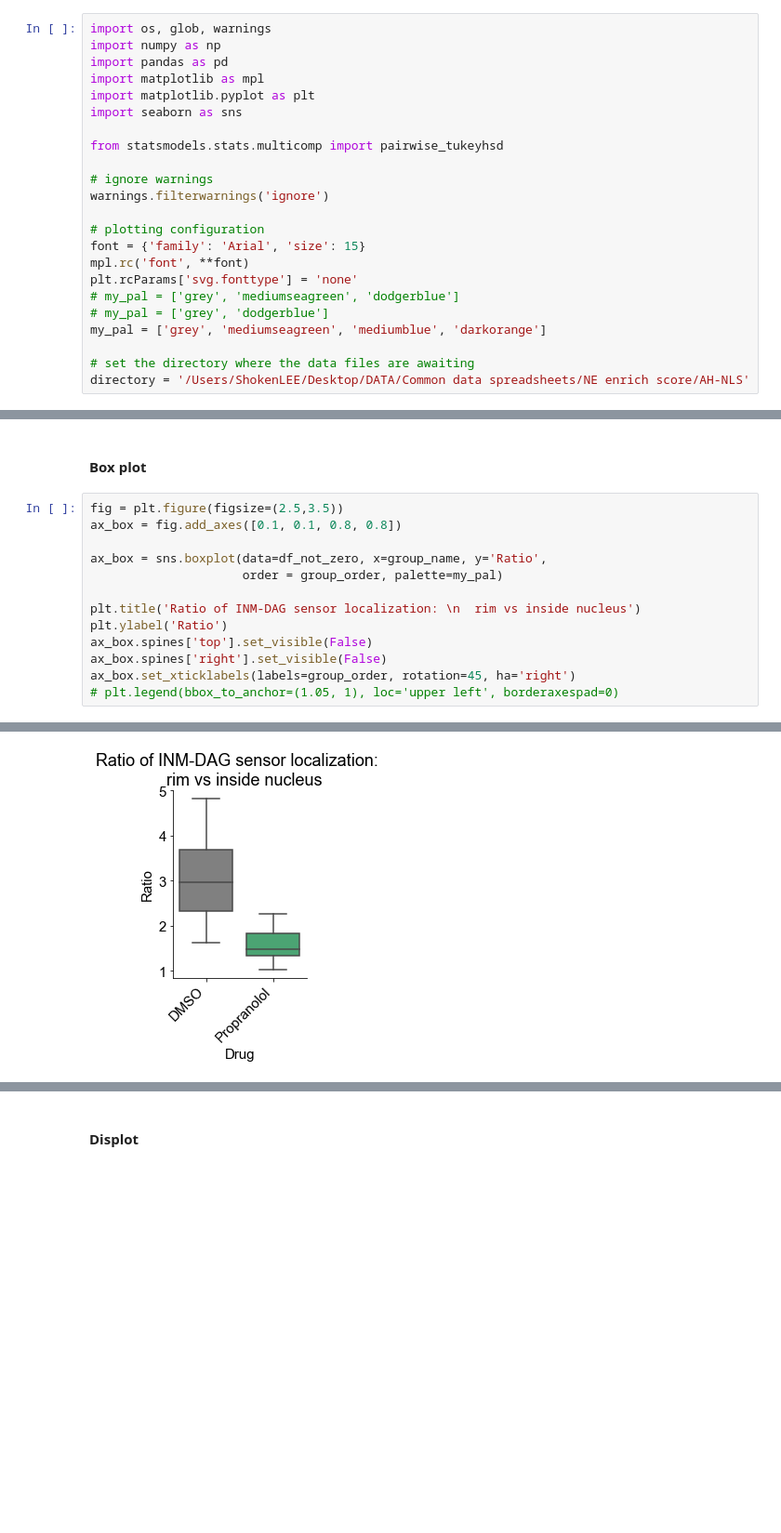
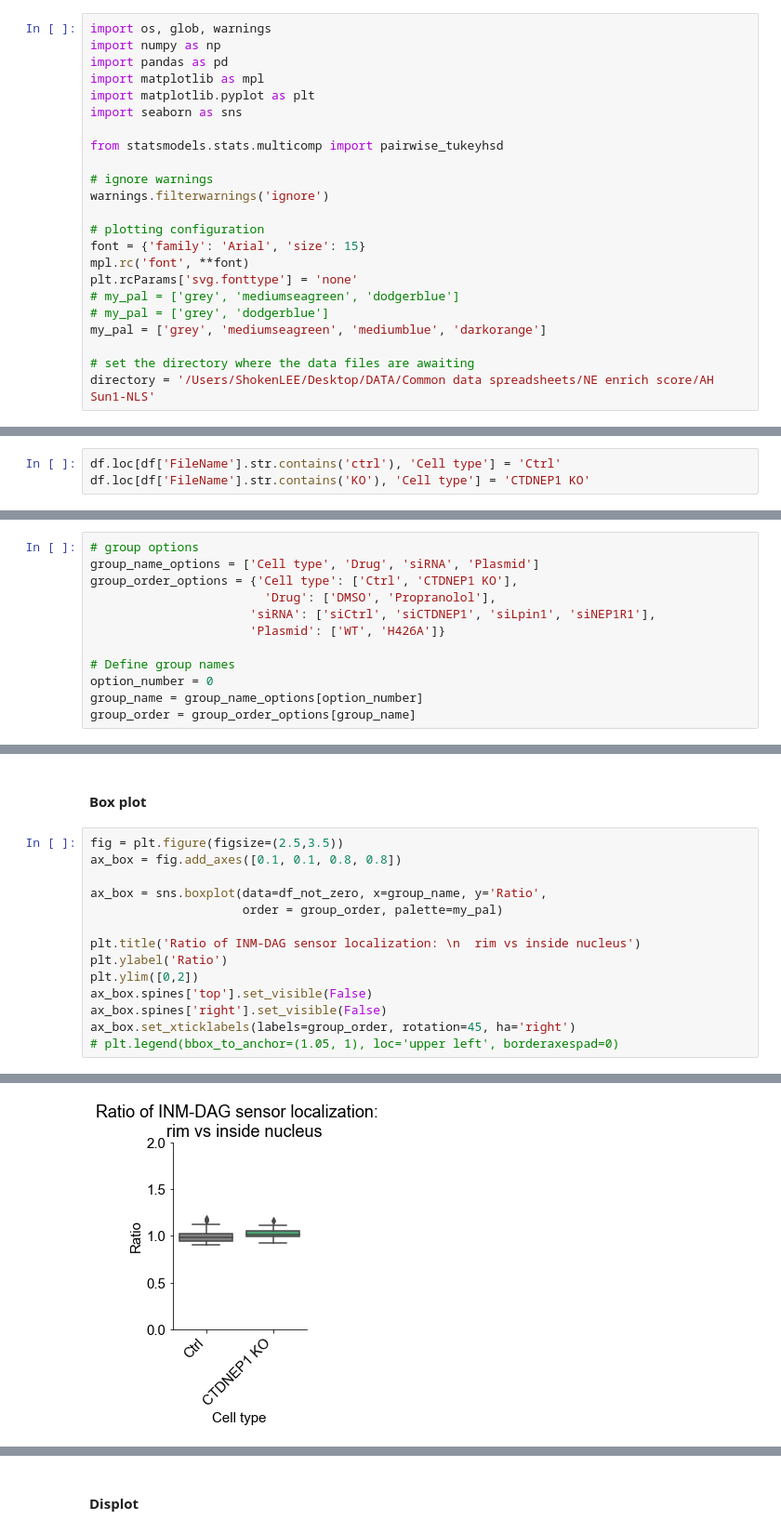
Before and after one commit to shokenlee/Lee_2023_Sun2-Lipid, a Jupyter notebook: NE_enrich_score.ipynb, the cells around one changed output, grey strips where cells are left out. Shown at 93% size. Drawn from its saved outputs; the diff is of its cells as text; blank space fills up the shorter version.

Commit message:
Edit for ctrl vs KO

```diff
--- a/NE_enrich_score.ipynb
+++ b/NE_enrich_score.ipynb
@@ -22,7 +22,7 @@ plt.rcParams['svg.fonttype'] = 'none'
 my_pal = ['grey', 'mediumseagreen', 'mediumblue', 'darkorange']
 
 # set the directory where the data files are awaiting
-directory = '/Users/ShokenLEE/Desktop/DATA/Common data spreadsheets/NE enrich score/AH-NLS'
+directory = '/Users/ShokenLEE/Desktop/DATA/Common data spreadsheets/NE enrich score/AH Sun1-NLS'
 # %% [markdown]
 ### **1. Concanatate all the CSV files**
 # %%
@@ -67,3 +69,6 @@ memory usage: 5.4+ KB
+# %%
+df.loc[df['FileName'].str.contains('ctrl'), 'Cell type'] = 'Ctrl'
+df.loc[df['FileName'].str.contains('KO'), 'Cell type'] = 'CTDNEP1 KO'
 # %% [markdown]
 ####  **Drug**
 # %%
@@ -108,5 +113,17 @@ memory usage: 6.0+ KB
 # %% [markdown]
 ### **4. Analysis**
+# %%
+# group options
+group_name_options = ['Cell type', 'Drug', 'siRNA', 'Plasmid']
+group_order_options = {'Cell type': ['Ctrl', 'CTDNEP1 KO'],
+                        'Drug': ['DMSO', 'Propranolol'],
+                      'siRNA': ['siCtrl', 'siCTDNEP1', 'siLpin1', 'siNEP1R1'],
+                      'Plasmid': ['WT', 'H426A']}
+
+# Define group names
+option_number = 0
+group_name = group_name_options[option_number]
+group_order = group_order_options[group_name]
 # %% [markdown]
 #### **4-0. Quick check of the # of cells and mean values of NE enrichment score**
 # %% [markdown]
@@ -169,6 +175,7 @@ ax_box = sns.boxplot(data=df_not_zero, x=group_name, y='Ratio',
 
 plt.title('Ratio of INM-DAG sensor localization: \n  rim vs inside nucleus')
 plt.ylabel('Ratio')
+plt.ylim([0,2])
 ax_box.spines['top'].set_visible(False)
 ax_box.spines['right'].set_visible(False)
 ax_box.set_xticklabels(labels=group_order, rotation=45, ha='right')
@@ -178,2 +185,2 @@ ax_box.set_xticklabels(labels=group_order, rotation=45, ha='right')
-[figure, old version]
+[figure, new version]
 # %%
```
Also changed, not shown: parts of 10 cells of this notebook.
